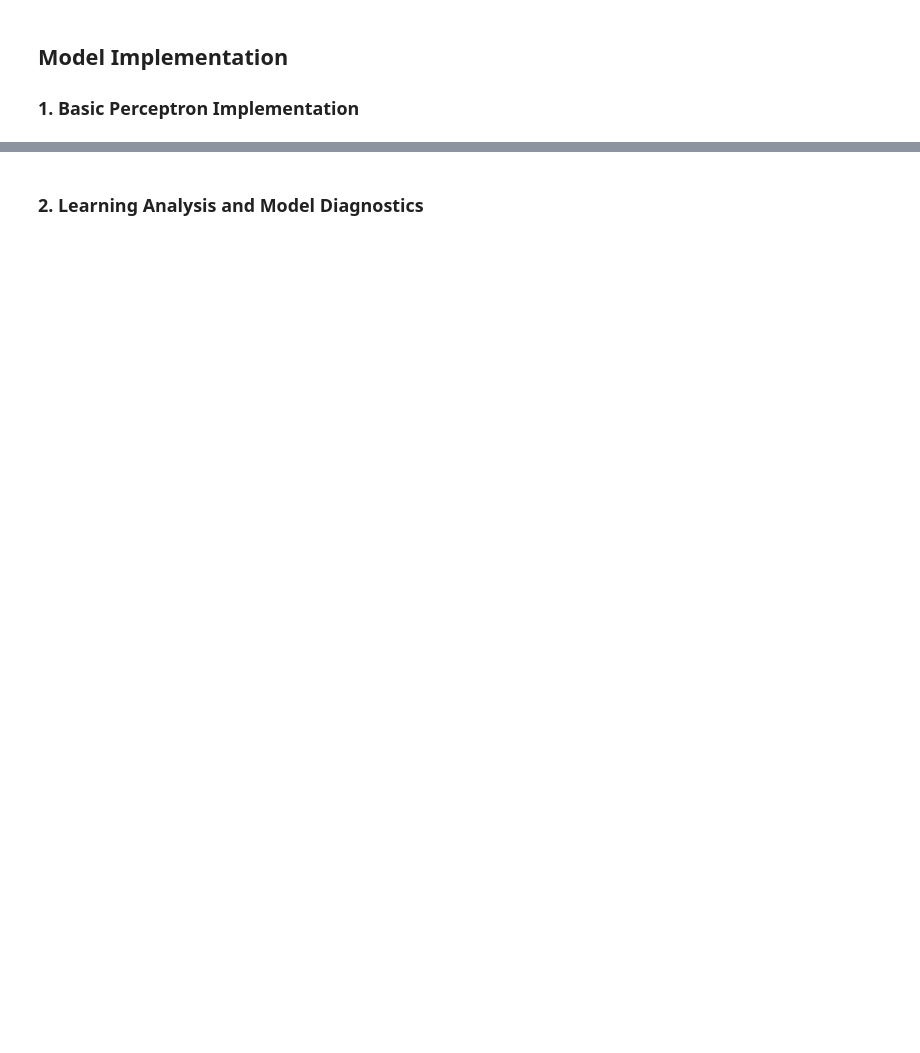
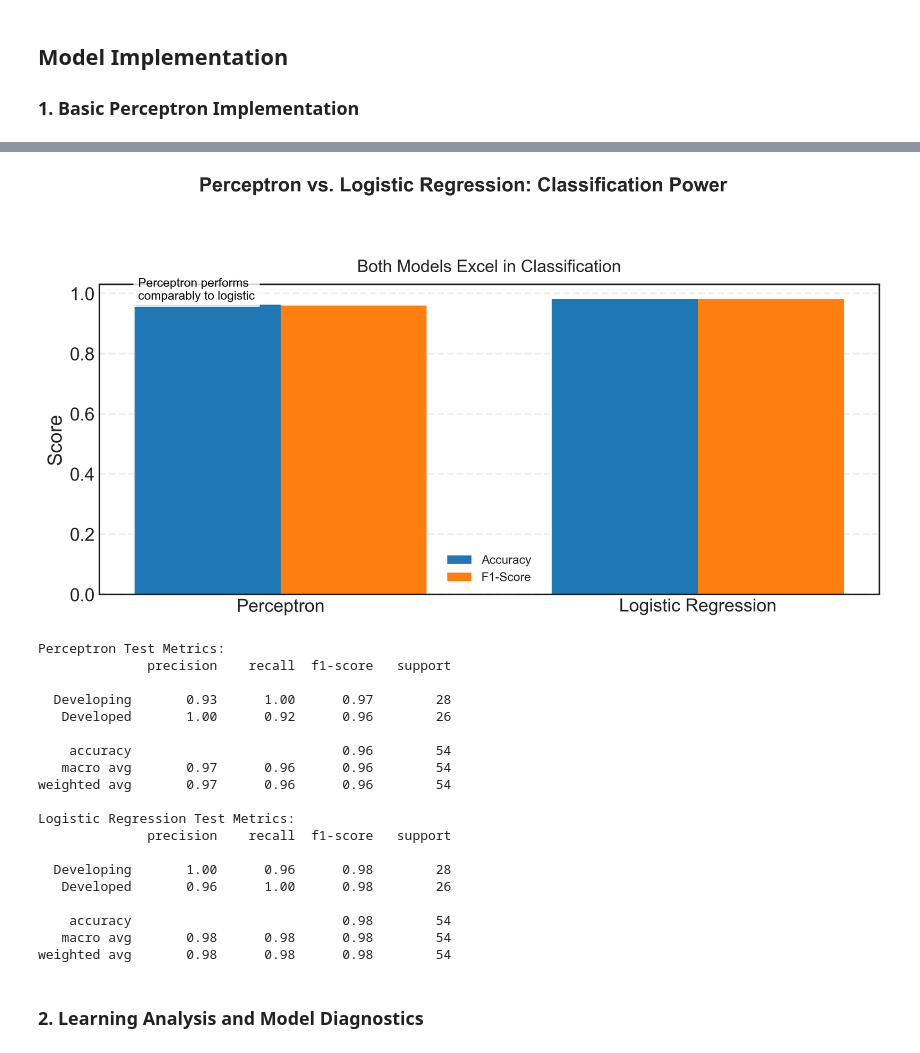
Before and after one commit to harryt50/INDE577_WDI, a Jupyter notebook: supervised learning/single_perceptron/perceptron_notebook.ipynb, the cells around one changed output, grey strips where cells are left out. Drawn from its saved outputs; the diff is of its cells as text; code cells hidden in the pictures; blank space fills up the shorter version.

Commit message:
Implement code changes to enhance functionality and improve performance

```diff
--- a/supervised learning/single_perceptron/perceptron_notebook.ipynb
+++ b/supervised learning/single_perceptron/perceptron_notebook.ipynb
@@ -373,2 +319,80 @@ Perceptron does not accept missing values encoded as NaN natively. For supervise
+# %%
+features = ['GDP per capita (log)', 'GHG Emissions per Capita (log)', 'Life Expectancy',
+            'Labor Force Participation', 'Military Expenditure']
+X = df_processed[features]
+y = df_processed['Development Status']
+
+X_train, X_test, y_train, y_test = train_test_split(
+    X, y, test_size=0.2, random_state=42, stratify=y
+)
+
+perceptron_pipeline = Pipeline([
+    ('scaler', StandardScaler()),
+    ('classifier', Perceptron(eta0=0.1, max_iter=1000, tol=1e-3, random_state=42,
+                             early_stopping=True, validation_fraction=0.1))
+])
+perceptron_pipeline.fit(X_train, y_train)
+y_pred_train = perceptron_pipeline.predict(X_train)
+y_pred_test = perceptron_pipeline.predict(X_test)
+
+logistic_pipeline = Pipeline([
+    ('scaler', StandardScaler()),
+    ('classifier', LogisticRegression(random_state=42, max_iter=1000, solver='liblinear'))
+])
+logistic_pipeline.fit(X_train, y_train)
+y_pred_logistic = logistic_pipeline.predict(X_test)
+
+# Visualize performance
+fig = plt.figure(figsize=(10, 5), dpi=300)
+fig.suptitle('Perceptron vs. Logistic Regression: Classification Power',
+             fontsize=16, fontweight='bold', y=1.05)
+ax = fig.add_subplot(111)
+
+models = ['Perceptron', 'Logistic Regression']
+metrics = {
+    'Accuracy': [accuracy_score(y_test, y_pred_test), accuracy_score(y_test, y_pred_logistic)],
+    'F1-Score': [f1_score(y_test, y_pred_test), f1_score(y_test, y_pred_logistic)]
+}
+width = 0.35
+x = np.arange(len(models))
+ax.bar(x - width/2, metrics['Accuracy'], width, label='Accuracy', color='#1f77b4')
+ax.bar(x + width/2, metrics['F1-Score'], width, label='F1-Score', color='#ff7f0e')
+ax.set_xticks(x)
+ax.set_xticklabels(models)
+ax.set_ylabel('Score')
+ax.set_title('Both Models Excel in Classification', fontsize=14, pad=10)
+ax.legend(fontsize=10)
+ax.grid(True, axis='y', linestyle='--', alpha=0.3)
+ax.text(0.05, 0.95, 'Perceptron performs\ncomparably to logistic',
+        transform=ax.transAxes, fontsize=10, color='black',
+        bbox=dict(facecolor='white', alpha=0.8, edgecolor='none'))
+plt.tight_layout()
+plt.show()
+
+print("Perceptron Test Metrics:")
+print(classification_report(y_test, y_pred_test, target_names=['Developing', 'Developed']))
+print("Logistic Regression Test Metrics:")
+print(classification_report(y_test, y_pred_logistic, target_names=['Developing', 'Developed']))
+# %% [output]
+[figure, added]
+Perceptron Test Metrics:
+              precision    recall  f1-score   support
+
+  Developing       0.93      1.00      0.97        28
+   Developed       1.00      0.92      0.96        26
+
+    accuracy                           0.96        54
+   macro avg       0.97      0.96      0.96        54
+weighted avg       0.97      0.96      0.96        54
+
+Logistic Regression Test Metrics:
+              precision    recall  f1-score   support
+
+  Developing       1.00      0.96      0.98        28
+   Developed       0.96      1.00      0.98        26
+
+    accuracy                           0.98        54
+   macro avg       0.98      0.98      0.98        54
+weighted avg       0.98      0.98      0.98        54
 # %% [markdown]
 ### 2. Learning Analysis and Model Diagnostics
```
Also changed, not shown: parts of 18 cells of this notebook.
